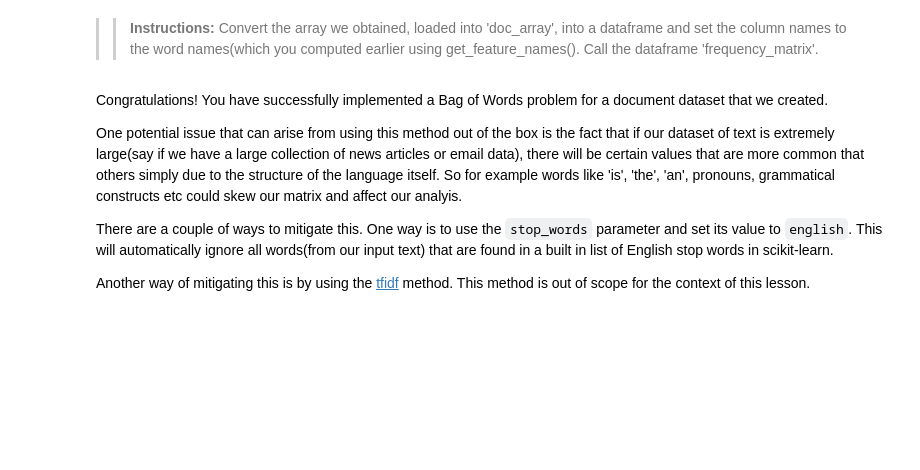
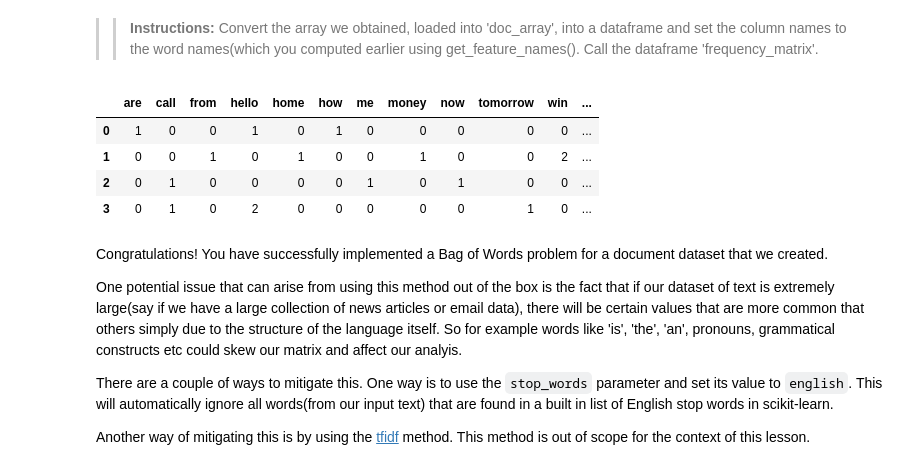
Before and after one commit to ashish1500616/Machine-Learning-Projects, a Jupyter notebook: spam-classifier/Bayesian_Inference.ipynb, the cells around one changed output. Cells and saved outputs as stored; diff of their text form; code cells hidden in the pictures; blank space fills up the shorter version.

Commit message:
Data Preprocessing Implement Bag Of Words

```diff
--- a/spam-classifier/Bayesian_Inference.ipynb
+++ b/spam-classifier/Bayesian_Inference.ipynb
@@ -248,7 +272,7 @@ Import the sklearn.feature_extraction.text.CountVectorizer method and create an
 Solution
 '''
 from sklearn.feature_extraction.text import CountVectorizer
-count_vector = # TODO
+count_vector = CountVectorizer()
 # %% [markdown]
 ** Data preprocessing with CountVectorizer() **
 
@@ -299,5 +343,5 @@ toarray(). Call the array 'doc_array'
 '''
 Solution
 '''
-doc_array = # TODO
+doc_array = count_vector.transform(documents).toarray()
 doc_array
@@ -310,9 +359,15 @@ the word names(which you computed earlier using get_feature_names(). Call the da
 # %%
 '''
 Solution
 '''
-frequency_matrix = pd.DataFrame(# TODO))
+frequency_matrix = pd.DataFrame(doc_array,columns=count_vector.get_feature_names())
 frequency_matrix
+# %% [output]
+|  | are | call | from | hello | home | how | me | money | now | tomorrow | win | ... |
+| 0 | 1 | 0 | 0 | 1 | 0 | 1 | 0 | 0 | 0 | 0 | 0 | ... |
+| 1 | 0 | 0 | 1 | 0 | 1 | 0 | 0 | 1 | 0 | 0 | 2 | ... |
+| 2 | 0 | 1 | 0 | 0 | 0 | 0 | 1 | 0 | 1 | 0 | 0 | ... |
+| 3 | 0 | 1 | 0 | 2 | 0 | 0 | 0 | 0 | 0 | 1 | 0 | ... |
 # %% [markdown]
 Congratulations! You have successfully implemented a Bag of Words problem for a document dataset that we created.
 
```
Also changed, not shown: parts of 8 cells of this notebook.
